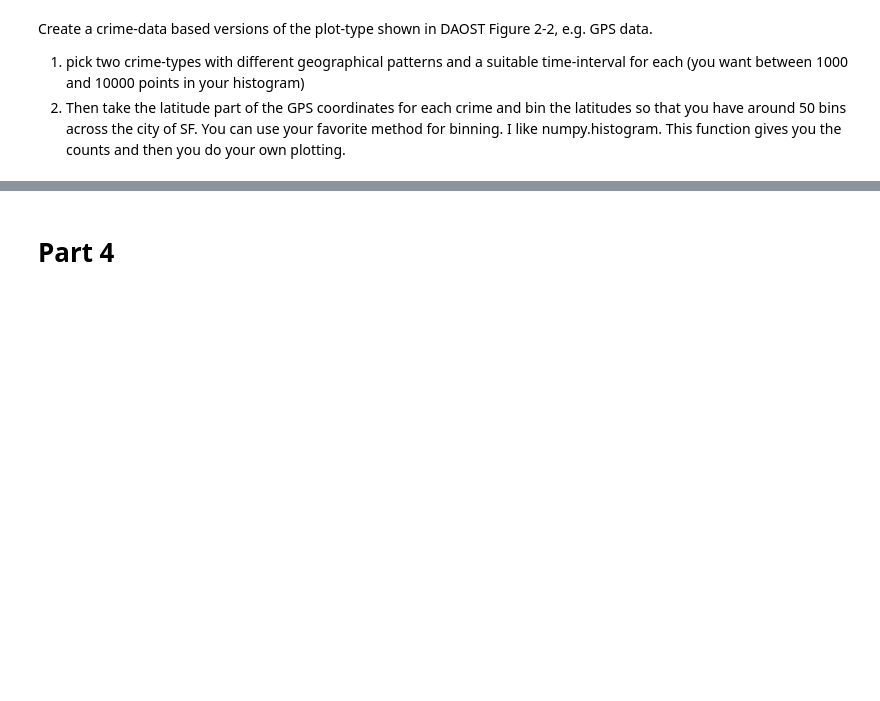
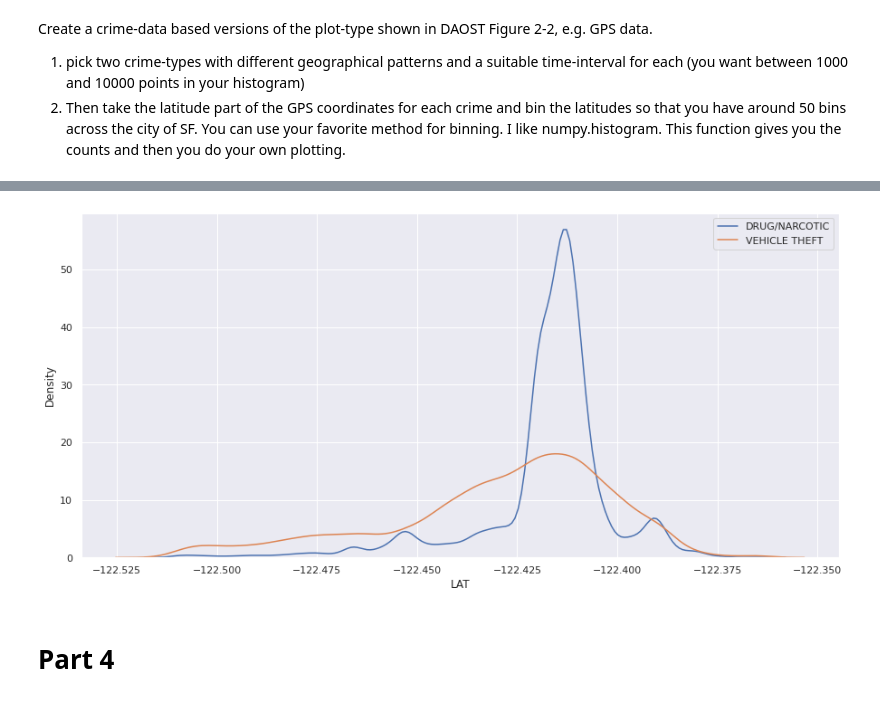
Before and after one commit to evangstav/SocialDataAnalysis2021, a Jupyter notebook: Assignment_1.ipynb, the cells around one changed output, grey strips where cells are left out. Cells and saved outputs as stored; diff of their text form; code cells hidden in the pictures; blank space fills up the shorter version.

```diff
--- a/Assignment_1.ipynb
+++ b/Assignment_1.ipynb
@@ -165,3 +208,11 @@ Create a crime-data based versions of the plot-type shown in DAOST Figure 2-2, e
+# %%
+plt.figure(figsize=(15,7))
+sns.kdeplot(df_lat[df_lat.Category==category_1].LAT, alpha=0.5, label=category_1)
+sns.kdeplot(df_lat[df_lat.Category==category_2].LAT, alpha=0.5, label=category_2)
+plt.legend()
+plt.show()
+# %% [output]
+[figure, added]
 # %% [markdown]
 # Part 4
 # %% [markdown]
```
Also changed, not shown: parts of 5 cells of this notebook.
